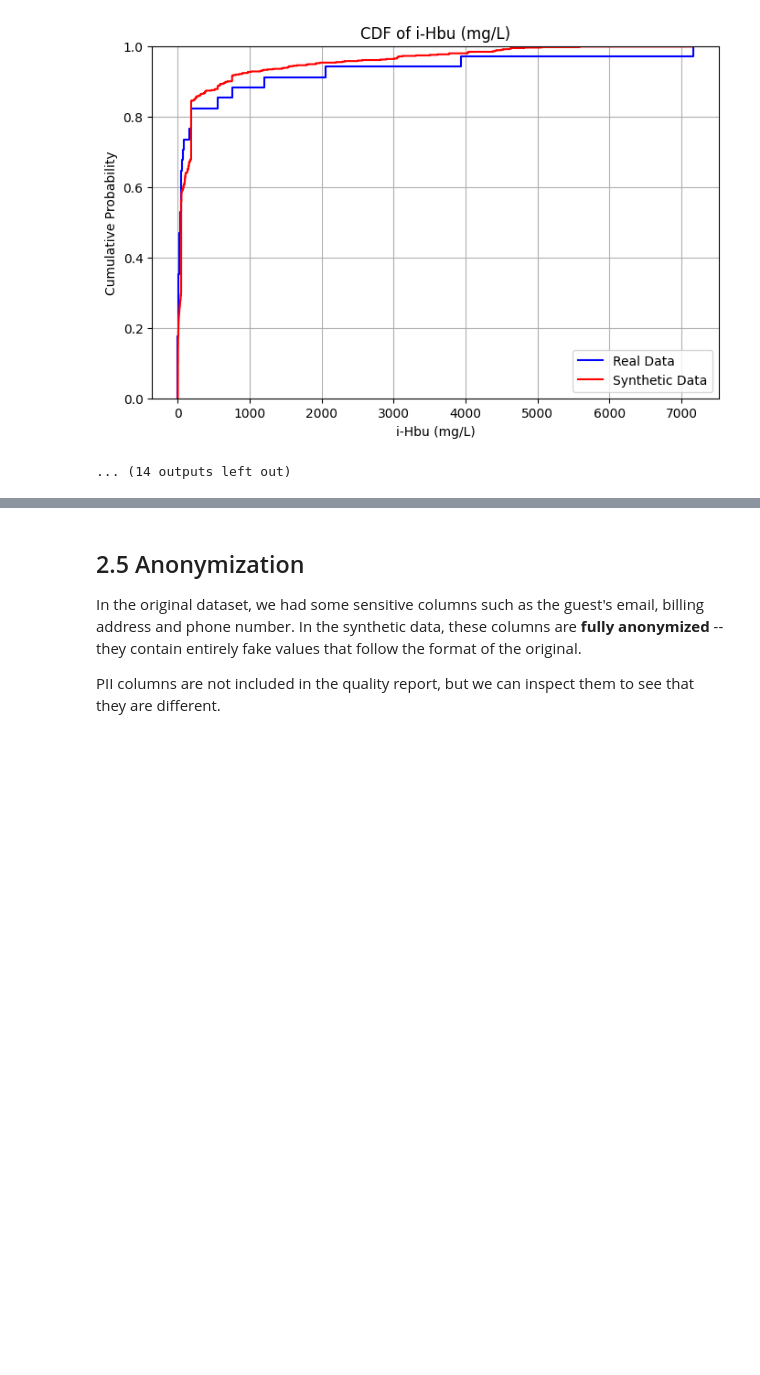
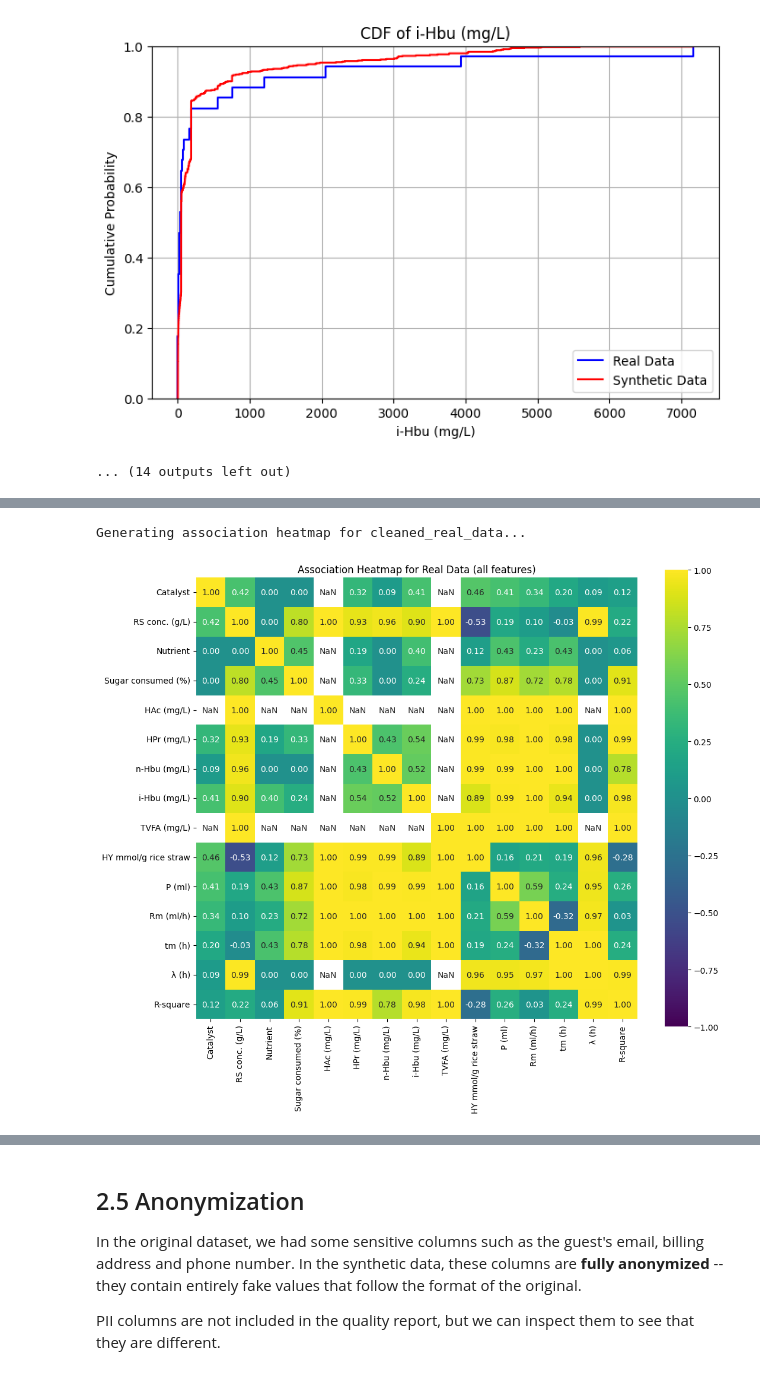
Before and after one commit to umraodeepika7-dotcom/ctgan, a Jupyter notebook: SDV_Synthesize_a_table_(CTGAN).ipynb, the cells around one changed output, grey strips where cells are left out. Drawn from its saved outputs; the diff is of its cells as text; code cells hidden in the pictures; blank space fills up the shorter version.

Commit message:
BIOHYDROGEN FORM RICE STRAW HYDROLYSATE

```diff
--- a/SDV_Synthesize_a_table_(CTGAN).ipynb
+++ b/SDV_Synthesize_a_table_(CTGAN).ipynb
@@ -464,0 +488,28 @@ Generating CDF plot for: i-Hbu (mg/L)
+# %%
+import matplotlib.pyplot as plt
+import seaborn as sns
+from dython.nominal import associations
+import pandas as pd
+
+# Get all columns except 'samples' since it's also categorical but not the focus here
+# The 'associations' function will handle all types correctly.
+
+# Ensure real_data is defined if this cell is run out of order or after a kernel restart
+# Assuming 'Biohydrogen_production (1).csv' is available in the current directory
+real_data = pd.read_csv('Biohydrogen_production (1).csv')
+
+print("Generating association heatmap for cleaned_real_data...")
+plt.figure(figsize=(12, 10))
+associations(
+    real_data,
+    ax=plt.gca(),
+    cmap='viridis',
+    cbar=True,
+    annot=True,
+    fmt='.2f',
+    title='Association Heatmap for Real Data (all features)'
+)
+plt.show()
+# %% [output]
+Generating association heatmap for cleaned_real_data...
+[figure, added]
```
Also changed, not shown: parts of 32 cells of this notebook.
